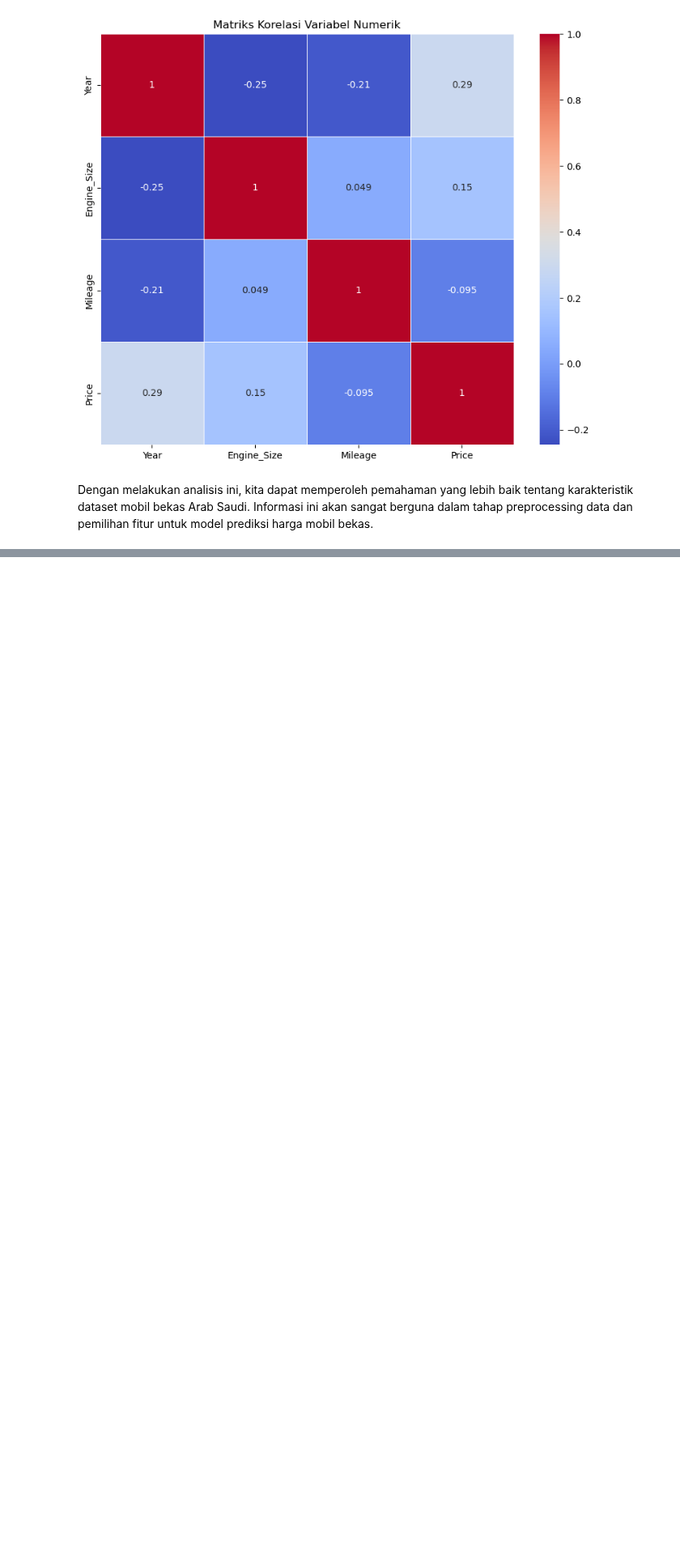
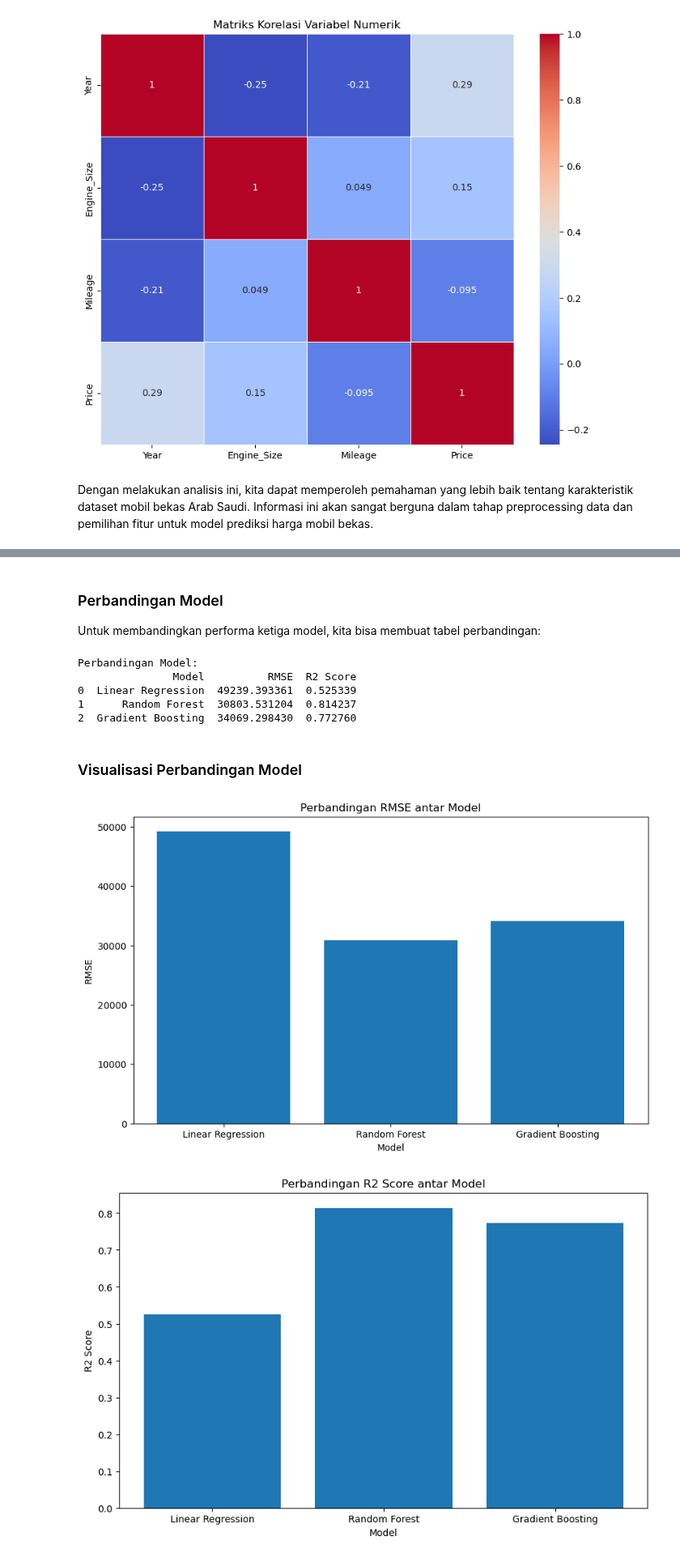
Before and after one commit to rymanalu/purwadhika-capstone-project-3, a Jupyter notebook: notebook/main.ipynb, the cells around one changed output, grey strips where cells are left out. Shown at 81% size. Drawn from its saved outputs; the diff is of its cells as text; code cells hidden in the pictures; blank space fills up the shorter version.

```diff
--- a/notebook/main.ipynb
+++ b/notebook/main.ipynb
@@ -190,0 +327,15 @@ Dengan melakukan analisis ini, kita dapat memperoleh pemahaman yang lebih baik t
+# %%
+from sklearn.ensemble import GradientBoostingRegressor
+
+gb_model = GradientBoostingRegressor(n_estimators=100, random_state=42)
+gb_model.fit(X_train, y_train)
+
+gb_pred = gb_model.predict(X_test)
+
+gb_mse = mean_squared_error(y_test, gb_pred)
+gb_rmse = np.sqrt(gb_mse)
+gb_r2 = r2_score(y_test, gb_pred)
+
+print("\nGradient Boosting Results:")
+print(f"RMSE: {gb_rmse}")
+print(f"R2 Score: {gb_r2}")
@@ -190,0 +346,42 @@ Dengan melakukan analisis ini, kita dapat memperoleh pemahaman yang lebih baik t
+# %% [markdown]
+### Perbandingan Model
+
+Untuk membandingkan performa ketiga model, kita bisa membuat tabel perbandingan:
+# %%
+models = ['Linear Regression', 'Random Forest', 'Gradient Boosting']
+rmse_scores = [lr_rmse, rf_rmse, gb_rmse]
+r2_scores = [lr_r2, rf_r2, gb_r2]
+
+comparison_df = pd.DataFrame({
+  'Model': models,
+  'RMSE': rmse_scores,
+  'R2 Score': r2_scores
+})
+
+print("\nPerbandingan Model:")
+print(comparison_df)
+# %% [output]
+Perbandingan Model:
+               Model          RMSE  R2 Score
+0  Linear Regression  49239.393361  0.525339
+1      Random Forest  30803.531204  0.814237
+2  Gradient Boosting  34069.298430  0.772760
+# %% [markdown]
+### Visualisasi Perbandingan Model
+# %%
+plt.figure(figsize=(10, 6))
+plt.bar(models, rmse_scores)
+plt.title('Perbandingan RMSE antar Model')
+plt.xlabel('Model')
+plt.ylabel('RMSE')
+plt.show()
+
+plt.figure(figsize=(10, 6))
+plt.bar(models, r2_scores)
+plt.title('Perbandingan R2 Score antar Model')
+plt.xlabel('Model')
+plt.ylabel('R2 Score')
+plt.show()
+# %% [output]
+[figure, added]
+[figure, added]
```
Also changed, not shown: parts of 23 cells of this notebook.
